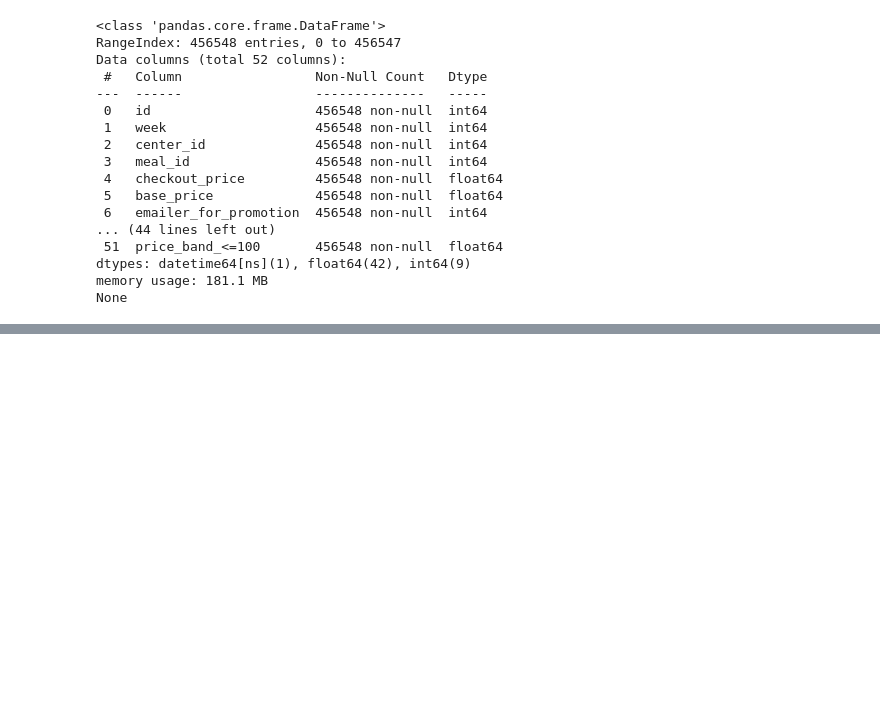
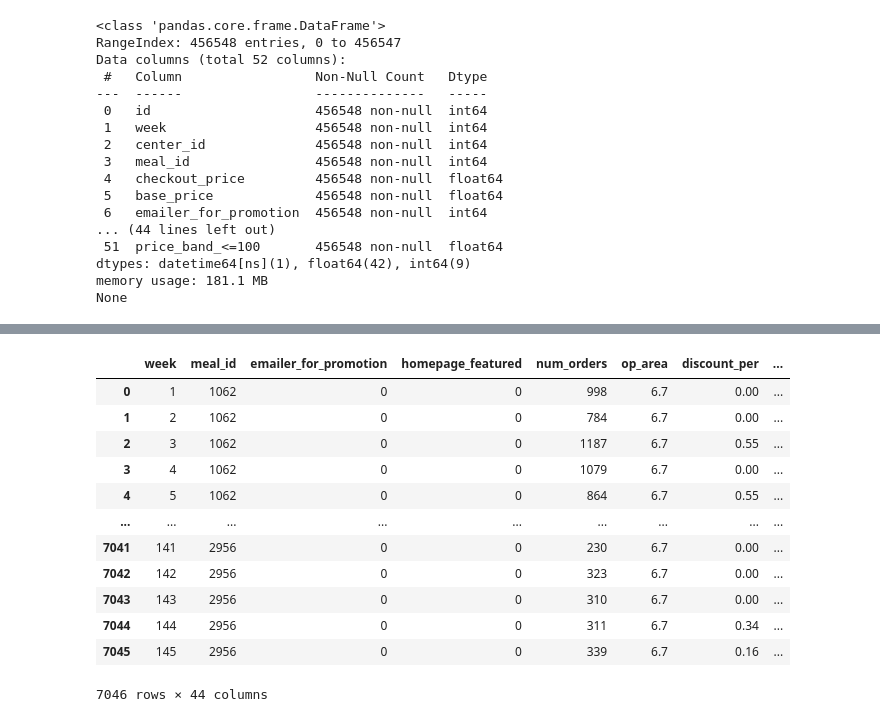
Before and after one commit to am1t-verma/AI_Demand_Forecasting_and_Inventory_Optimization, a Jupyter notebook: eda_food_demand_forecasting_v1.ipynb, the cells around one changed output, grey strips where cells are left out. Drawn from its saved outputs; the diff is of its cells as text; code cells hidden in the pictures; blank space fills up the shorter version.

```diff
--- a/eda_food_demand_forecasting_v1.ipynb
+++ b/eda_food_demand_forecasting_v1.ipynb
@@ -696,0 +766,35 @@ None
+# %%
+col = ['week', 'meal_id',
+        'emailer_for_promotion', 'homepage_featured',
+       'num_orders', 'op_area',
+       'discount_per',  'center_type_TYPE_A', 'center_type_TYPE_B',
+       'center_type_TYPE_C', 'category_Beverages', 'category_Biryani',
+       'category_Desert', 'category_Extras', 'category_Fish',
+       'category_Other Snacks', 'category_Pasta', 'category_Pizza',
+       'category_Rice Bowl', 'category_Salad', 'category_Sandwich',
+       'category_Seafood', 'category_Soup', 'category_Starters',
+       'cuisine_Continental', 'cuisine_Indian', 'cuisine_Italian',
+       'cuisine_Thai', 'discount_bin_0%', 'discount_bin_0-5%',
+       'discount_bin_10-20%', 'discount_bin_20-30%', 'discount_bin_30-40%',
+       'discount_bin_40-50%', 'discount_bin_5-10%', 'discount_bin_50%+',
+       'price_band_101-150', 'price_band_151-200', 'price_band_201-250',
+       'price_band_251-300', 'price_band_301-400', 'price_band_401-600',
+       'price_band_600+', 'price_band_<=100']
+# %%
+center_id_13 = center_id_13[col]
+# %%
+center_id_13
+# %% [output]
+|  | week | meal_id | emailer_for_promotion | homepage_featured | num_orders | op_area | discount_per | ... |
+| 0 | 1 | 1062 | 0 | 0 | 998 | 6.7 | 0.00 | ... |
+| 1 | 2 | 1062 | 0 | 0 | 784 | 6.7 | 0.00 | ... |
+| 2 | 3 | 1062 | 0 | 0 | 1187 | 6.7 | 0.55 | ... |
+| 3 | 4 | 1062 | 0 | 0 | 1079 | 6.7 | 0.00 | ... |
+| 4 | 5 | 1062 | 0 | 0 | 864 | 6.7 | 0.55 | ... |
+| ... | ... | ... | ... | ... | ... | ... | ... | ... |
+| 7041 | 141 | 2956 | 0 | 0 | 230 | 6.7 | 0.00 | ... |
+| 7042 | 142 | 2956 | 0 | 0 | 323 | 6.7 | 0.00 | ... |
+| 7043 | 143 | 2956 | 0 | 0 | 310 | 6.7 | 0.00 | ... |
+| 7044 | 144 | 2956 | 0 | 0 | 311 | 6.7 | 0.34 | ... |
+| 7045 | 145 | 2956 | 0 | 0 | 339 | 6.7 | 0.16 | ... |
+7046 rows × 44 columns
```
Also changed, not shown: parts of 52 cells of this notebook.
